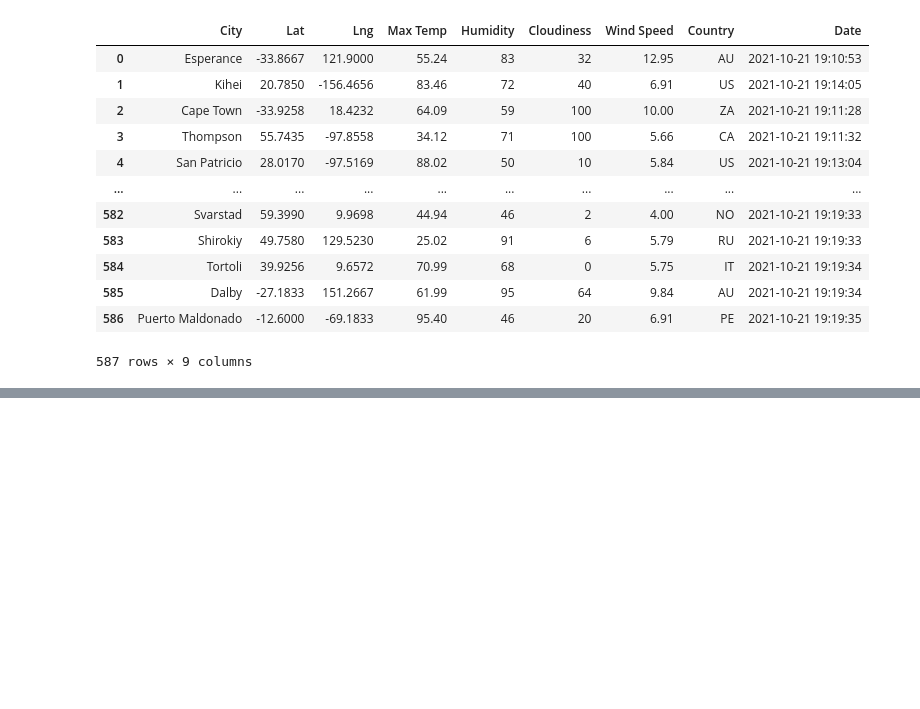
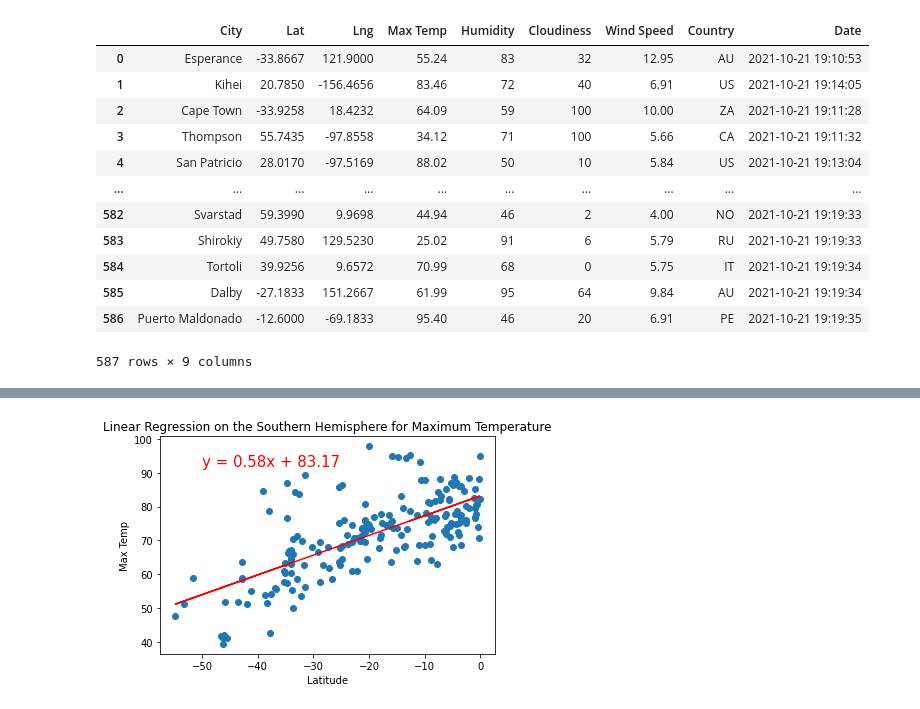
Before and after one commit to harg74/World_Weather_Analysis, a Jupyter notebook: WeatherPy.ipynb, the cells around one changed output, grey strips where cells are left out. Cells and saved outputs as stored; diff of their text form; code cells hidden in the pictures; blank space fills up the shorter version.

```diff
--- a/WeatherPy.ipynb
+++ b/WeatherPy.ipynb
@@ -464,0 +557,11 @@ plt.show()
+# %%
+# Linear regression on the Southern Hemisphere
+# This means than the more we approach to the the Ecuator the warmer the Temperature
+x_values = southern_hemi_df["Lat"]
+y_values = southern_hemi_df["Max Temp"]
+# Call the function.
+plot_linear_regression(x_values, y_values,
+                       'Linear Regression on the Southern Hemisphere '\
+                        'for Maximum Temperature', 'Max Temp',(-50,92))
+# %% [output]
+[figure, added]
```
Also changed, not shown: parts of 46 cells of this notebook.
